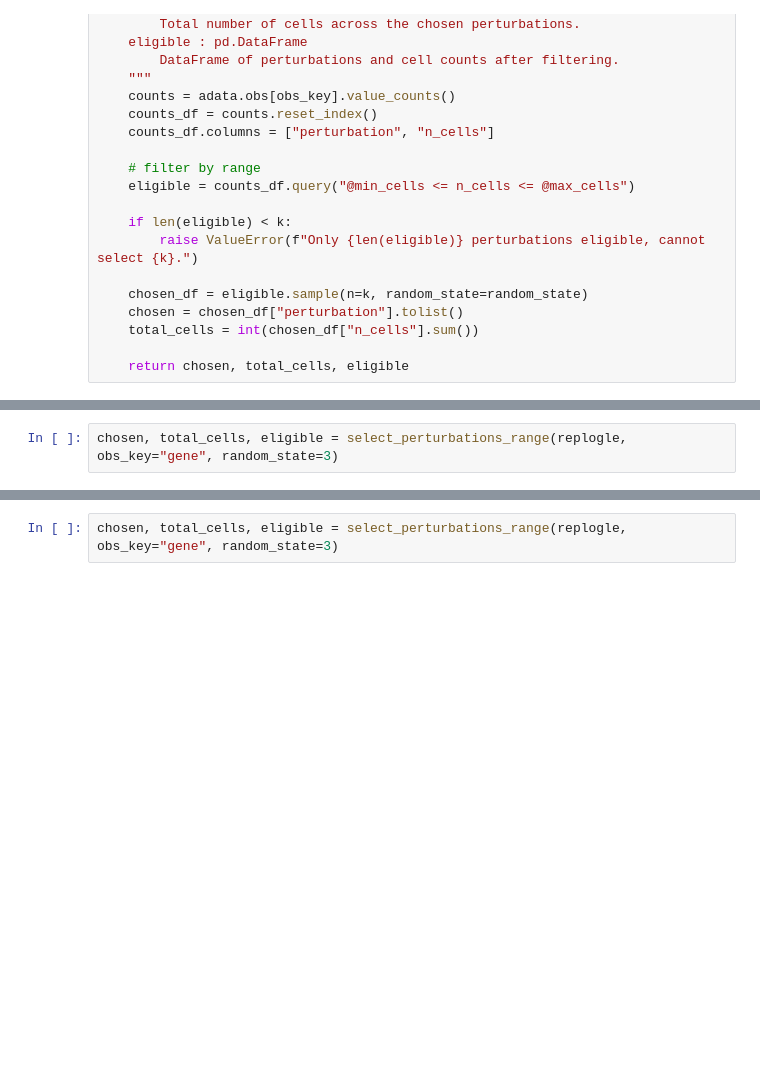
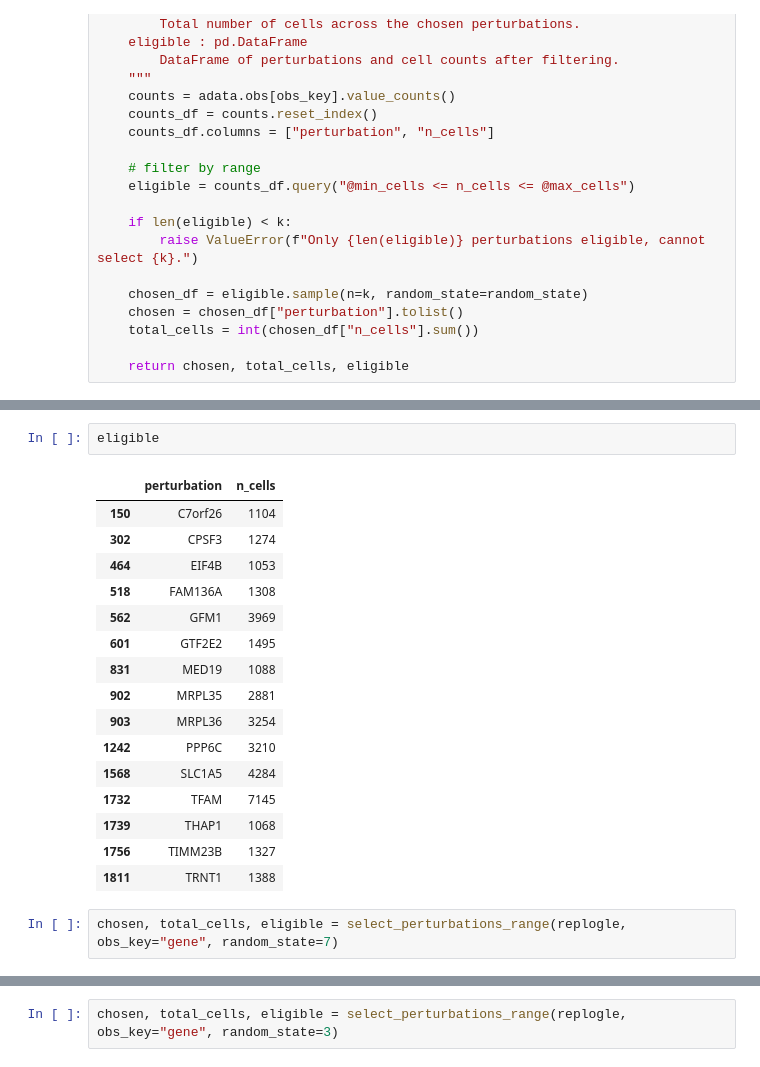
Before and after one commit to asunboi/proving-ground, a Jupyter notebook: 1_train/replogle_splitter.ipynb, the cells around one changed output, grey strips where cells are left out. Cells and saved outputs as stored; diff of their text form; blank space fills up the shorter version.

```diff
--- a/1_train/replogle_splitter.ipynb
+++ b/1_train/replogle_splitter.ipynb
@@ -311,5 +334,24 @@ def select_perturbations_range(
+# %%
+eligible
+# %% [output]
+|  | perturbation | n_cells |
+| 150 | C7orf26 | 1104 |
+| 302 | CPSF3 | 1274 |
+| 464 | EIF4B | 1053 |
+| 518 | FAM136A | 1308 |
+| 562 | GFM1 | 3969 |
+| 601 | GTF2E2 | 1495 |
+| 831 | MED19 | 1088 |
+| 902 | MRPL35 | 2881 |
+| 903 | MRPL36 | 3254 |
+| 1242 | PPP6C | 3210 |
+| 1568 | SLC1A5 | 4284 |
+| 1732 | TFAM | 7145 |
+| 1739 | THAP1 | 1068 |
+| 1756 | TIMM23B | 1327 |
+| 1811 | TRNT1 | 1388 |
 # %%
-chosen, total_cells, eligible = select_perturbations_range(replogle, obs_key="gene", random_state=3)
+chosen, total_cells, eligible = select_perturbations_range(replogle, obs_key="gene", random_state=7)
 # %%
 chosen
 # %% [output]
```
Also changed, not shown: parts of 4 cells of this notebook, 2 other files.
